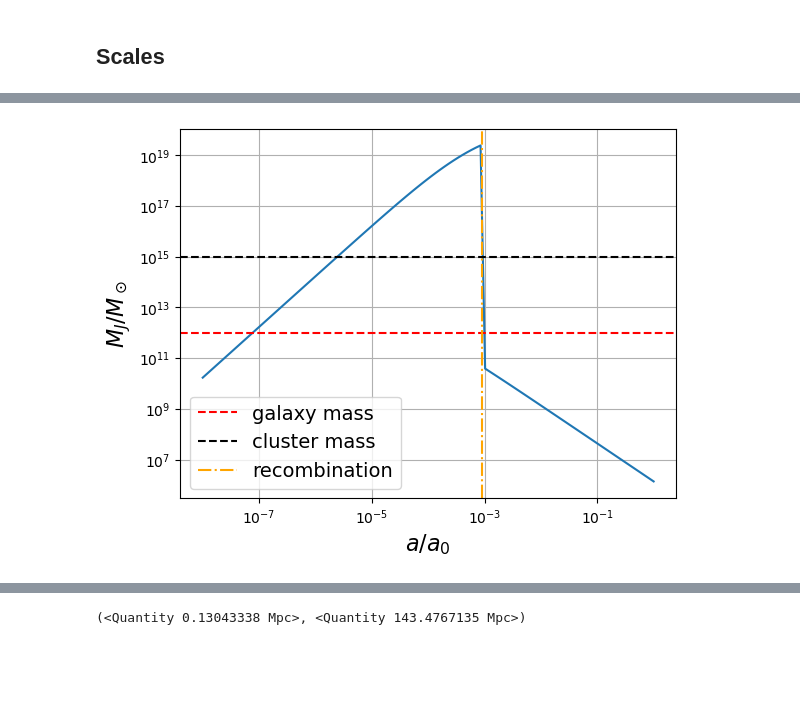
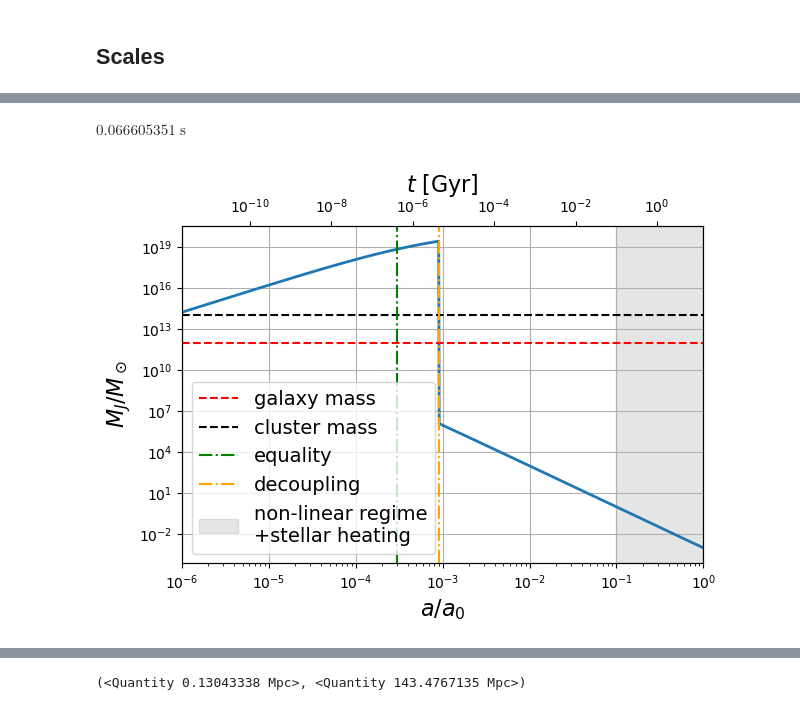
Before and after one commit to jeremyneveu/m2-npac-grac, a Jupyter notebook: notebooks/LSS.ipynb, the cells around one changed output, grey strips where cells are left out. Saved outputs shown, nothing was run; the diff lists cells and outputs as text; code cells hidden in the pictures; blank space fills up the shorter version.

```diff
--- a/notebooks/LSS.ipynb
+++ b/notebooks/LSS.ipynb
@@ -43,0 +48,11 @@ $5.1409193 \; \mathrm{\frac{1}{m^{3}}}$
+# %%
+masses = {'human': 1e2*u.kg,
+          'planet': 1e-3 * u.Msun  ,
+          'star': 1 * u.Msun,
+          'dwarf galaxy': 1e10 * u.Msun,  # SMC
+          'galaxy': 1e12 * u.Msun,
+           'cluster': 1e14 * u.Msun,
+           'supercluster': 1e17 * u.Msun}
+
+for key in sizes.keys():
+    print(key, "delta ~", ((masses[key] / sizes[key]**3)/rhoc0).to(u.dimensionless_unscaled))
@@ -44,12 +69,13 @@ $5.1409193 \; \mathrm{\frac{1}{m^{3}}}$
 # %%
 def rhotot(a):
-    return rhoc0 * const.m_p *(Omegam0*(a0/a)**3 + Omegar0*(a0/a)**4)
+    return rhoc0 * (Omegam0*(a0/a)**3 + Omegar0*(a0/a)**4)
 
 def cs(a):
-    if a < astar:
+    if a < adec:
         return (const.c / np.sqrt(3) * 1/np.sqrt(1+3*a/4*Omegab0/Planck18.Ogamma0)).to(u.m / u.s)
     else:
-        T = T0 * (a0 / a)**2  # check that baryon temperature decrease in 1/a^2
+        Tdec = T0 * (a0 / a)  # get T_baryons at decoupling
+        T = Tdec * (adec / a)**2  # check that baryon temperature decrease in 1/a^2
         return np.sqrt(5 * const.k_B * T / (3*1.72*const.m_p )).to(u.m / u.s)
 
 def LJ(a):
@@ -58,5 +84,5 @@ def LJ(a):
 def MJ(a):
     return (4/3*np.pi*LJ(a)**3 *rhotot(a) / const.M_sun).to(u.dimensionless_unscaled)
 
-MJ(1e-3), cs(1)
+MJ(1e-4), MJ(adec), cs(1), cs(adec), cs(adec)/const.c
 # %% [output]
@@ -64,18 +127,40 @@ MJ(1e-3), cs(1)
+# %%
+Planck18.age(1e8).to(u.s)
+#Planck18.lookback_time(1000)
+# %% [output]
+$0.066605351 \; \mathrm{s}$
 # %%
-aa = np.logspace(-8, 0, 100)
+#| label: LSS_MJ
+
+aa = np.logspace(-6, -1e-6, 1000)
+zz = 1/aa-1
 
 fig = plt.figure()
-plt.plot(aa, [MJ(a) for a in aa], '-')
+plt.plot(aa, [MJ(a) for a in aa], '-', lw=2)
 # plt.axhline(5e9, label="dwarf galaxy mass", color="b", linestyle="--")  # SMC
-plt.axhline(1e12, label="galaxy mass", color="r", linestyle="--")
-plt.axhline(1e15, label="cluster mass", color="k", linestyle="--")
-plt.axvline(astar, label="recombination", color="orange", linestyle="-.")
+# plt.axhline(masses["dwarf galaxy"]/u.Msun, label="galaxy mass", color="r", linestyle="--")
+plt.axhline(masses["galaxy"]/u.Msun, label="galaxy mass", color="r", linestyle="--")
+plt.axhline(masses["cluster"]/u.Msun, label="cluster mass", color="k", linestyle="--")
+plt.axvline(aeq, label="equality", color="g", linestyle="-.")
+plt.axvline(adec, label="decoupling", color="orange", linestyle="-.")
+plt.axvspan(0.1, 1, alpha=0.2, color="gray", label="non-linear regime\n+stellar heating")  #horizontal shading
 plt.xscale("log")
 plt.yscale("log")
 plt.xlabel("$a/a_0$", fontsize=16)
 plt.ylabel("$M_J/M_\odot$", fontsize=16)
+plt.xlim(np.min(aa), 1)
 plt.grid()
-plt.legend(fontsize=14)
+plt.legend(fontsize=14, loc="lower left")
+
+
+secax = plt.gca().twiny()
+ttt = Planck18.age(zz)
+secax.plot(ttt, 0.1*np.ones_like(ttt), linestyle="none")
+secax.set_xscale("log")
+secax.set_xlabel('$t$ [Gyr]', fontsize=16)
+secax.set_xlim(np.min(ttt.value), np.max(ttt.value))
+
+fig.tight_layout()
 plt.show()
 # %% [output]
-[figure, old version]
+[figure, new version]
```
Also changed, not shown: parts of 16 cells of this notebook, 6 other files.
